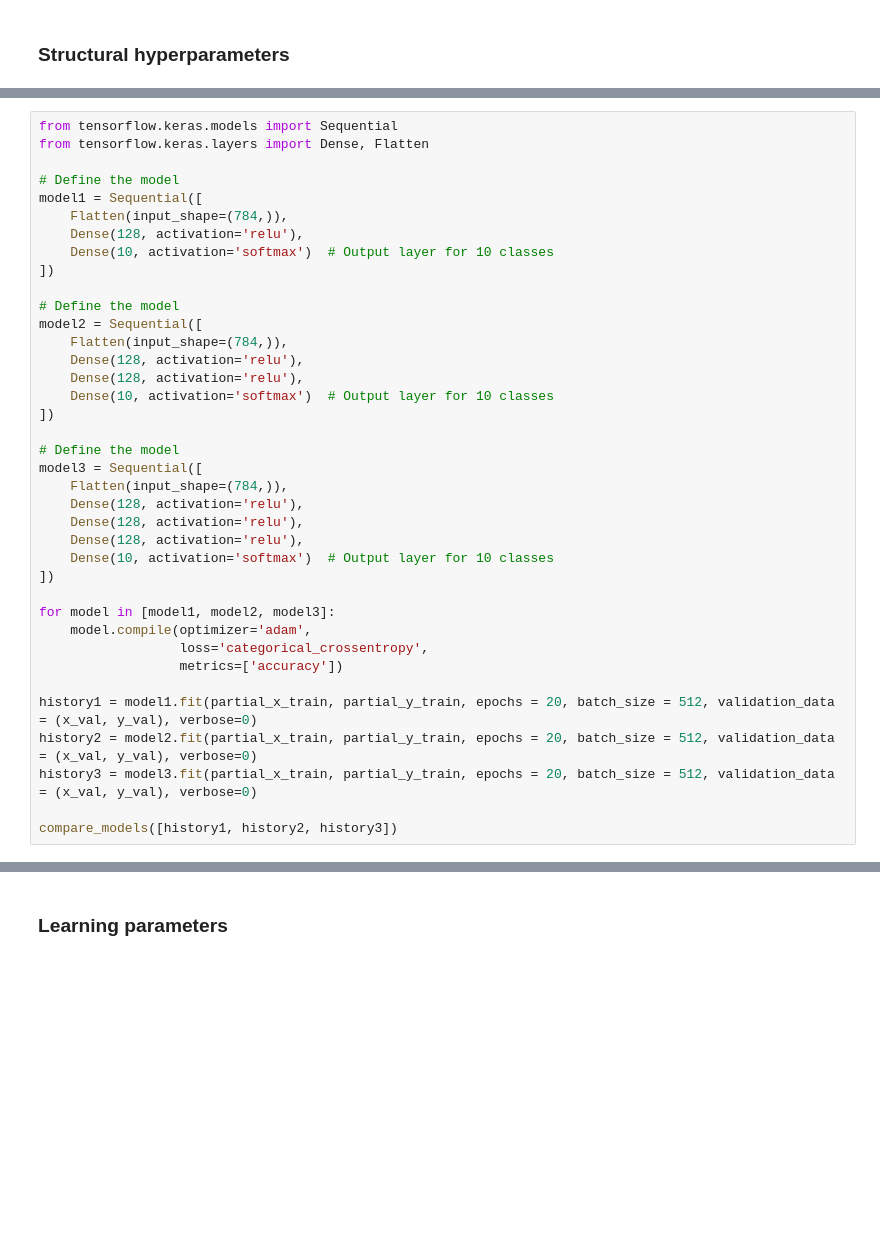
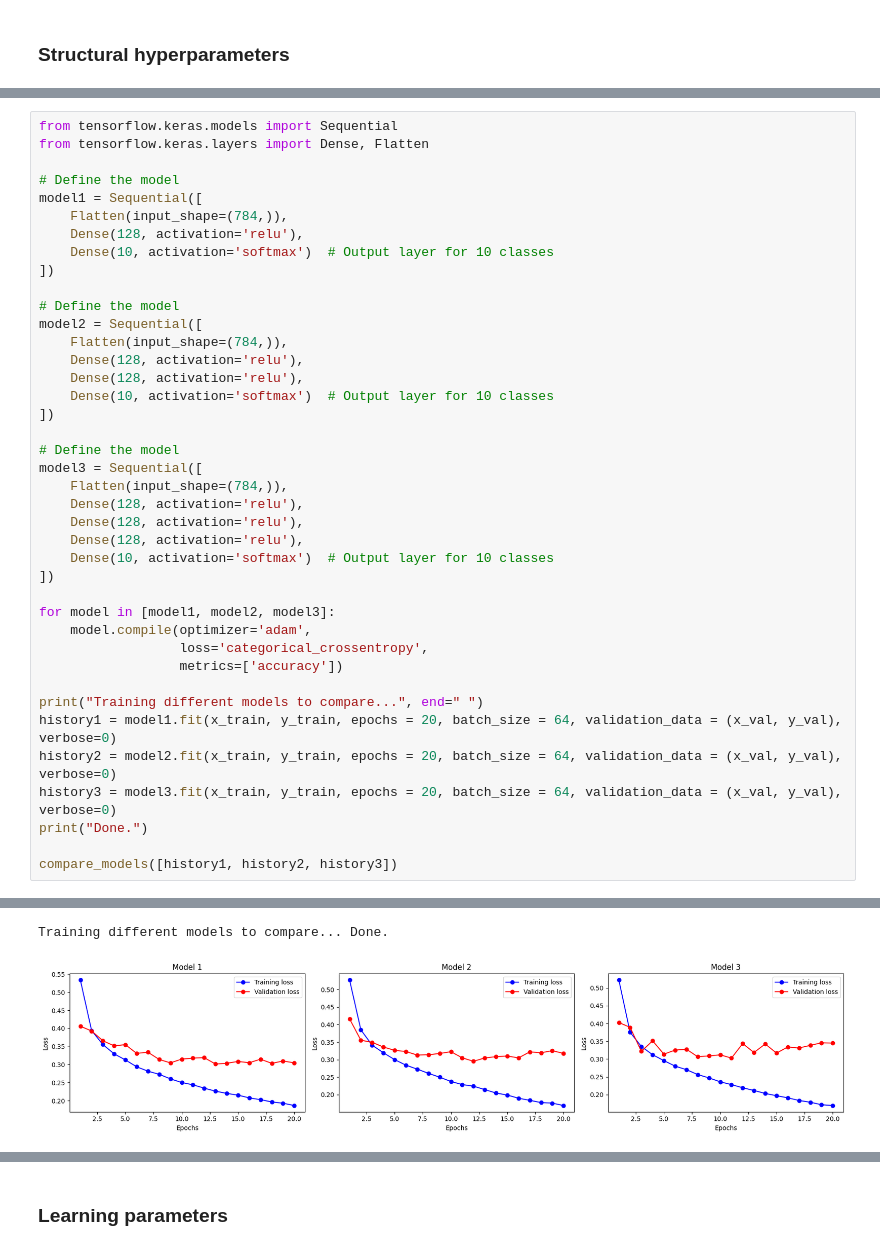
Before and after one commit to jorgevazquezperez/MQIST, a Jupyter notebook: CCAM/P1_JorgeVazquez.ipynb, the cells around one changed output, grey strips where cells are left out. Cells and saved outputs as stored; diff of their text form; blank space fills up the shorter version.

```diff
--- a/CCAM/P1_JorgeVazquez.ipynb
+++ b/CCAM/P1_JorgeVazquez.ipynb
@@ -121,8 +147,11 @@ for model in [model1, model2, model3]:
                   loss='categorical_crossentropy',
                   metrics=['accuracy'])
 
-history1 = model1.fit(partial_x_train, partial_y_train, epochs = 20, batch_size = 512, validation_data = (x_val, y_val), verbose=0)
-history2 = model2.fit(partial_x_train, partial_y_train, epochs = 20, batch_size = 512, validation_data = (x_val, y_val), verbose=0)
-history3 = model3.fit(partial_x_train, partial_y_train, epochs = 20, batch_size = 512, validation_data = (x_val, y_val), verbose=0)
+print("Training different models to compare...", end=" ")
+history1 = model1.fit(x_train, y_train, epochs = 20, batch_size = 64, validation_data = (x_val, y_val), verbose=0)
+history2 = model2.fit(x_train, y_train, epochs = 20, batch_size = 64, validation_data = (x_val, y_val), verbose=0)
+history3 = model3.fit(x_train, y_train, epochs = 20, batch_size = 64, validation_data = (x_val, y_val), verbose=0)
+print("Done.")
 
 compare_models([history1, history2, history3])
+# %% [output]
@@ -128,0 +159,2 @@ compare_models([history1, history2, history3])
+Training different models to compare... Done.
+[figure, added]
```
Also changed, not shown: parts of 36 cells of this notebook, 18 other files.
